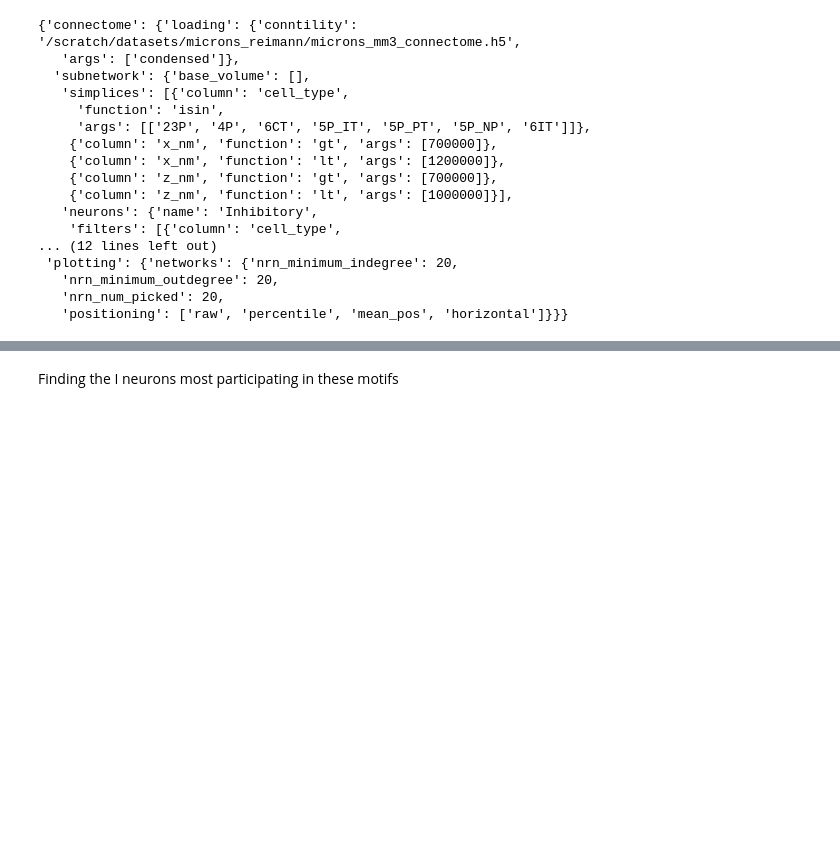
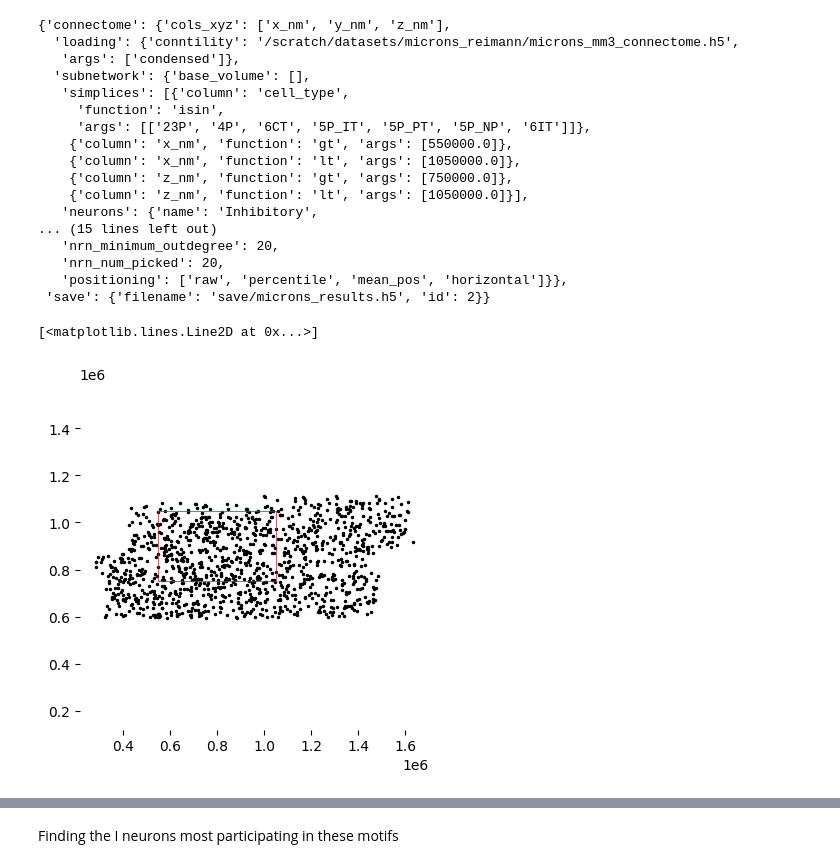
Before and after one commit to MWolfR/excitation_inhibition_topology, a Jupyter notebook: Topology of neurons relative to simplices.ipynb, the cells around one changed output, grey strips where cells are left out. Saved outputs shown, nothing was run; the diff lists cells and outputs as text; code cells hidden in the pictures; blank space fills up the shorter version.

```diff
--- a/Topology of neurons relative to simplices.ipynb
+++ b/Topology of neurons relative to simplices.ipynb
@@ -6,24 +8,28 @@ import json
 # %%
-with open("helpers/config.json", "r") as fid:
+with open("configs/microns_placement_2.json", "r") as fid:
     cfg = json.load(fid)
 
+plot_out = cfg["plotting"]["output_root"]
+save_out = cfg["save"]["filename"]
+save_id = cfg["save"]["id"]
+
 cfg
 # %% [output]
-{'connectome': {'loading': {'conntility': '/scratch/datasets/microns_reimann/microns_mm3_connectome.h5',
+{'connectome': {'cols_xyz': ['x_nm', 'y_nm', 'z_nm'],
+  'loading': {'conntility': '/scratch/datasets/microns_reimann/microns_mm3_connectome.h5',
    'args': ['condensed']},
   'subnetwork': {'base_volume': [],
    'simplices': [{'column': 'cell_type',
      'function': 'isin',
      'args': [['23P', '4P', '6CT', '5P_IT', '5P_PT', '5P_NP', '6IT']]},
-    {'column': 'x_nm', 'function': 'gt', 'args': [700000]},
-    {'column': 'x_nm', 'function': 'lt', 'args': [1200000]},
-    {'column': 'z_nm', 'function': 'gt', 'args': [700000]},
-    {'column': 'z_nm', 'function': 'lt', 'args': [1000000]}],
+    {'column': 'x_nm', 'function': 'gt', 'args': [550000.0]},
+    {'column': 'x_nm', 'function': 'lt', 'args': [1050000.0]},
+    {'column': 'z_nm', 'function': 'gt', 'args': [750000.0]},
+    {'column': 'z_nm', 'function': 'lt', 'args': [1050000.0]}],
    'neurons': {'name': 'Inhibitory',
-    'filters': [{'column': 'cell_type',
-... (12 lines left out)
- 'plotting': {'networks': {'nrn_minimum_indegree': 20,
+... (15 lines left out)
    'nrn_minimum_outdegree': 20,
    'nrn_num_picked': 20,
-   'positioning': ['raw', 'percentile', 'mean_pos', 'horizontal']}}}
+   'positioning': ['raw', 'percentile', 'mean_pos', 'horizontal']}},
+ 'save': {'filename': 'save/microns_results.h5', 'id': 2}}
 # %%
@@ -36,3 +67,35 @@ Mnrn = network.filter_network(M, cfg["connectome"]["subnetwork"]["neurons"]["fil
+# %%
+cols_xz = numpy.array(cfg["connectome"]["cols_xyz"])[[0, 2]]
+n = int(len(M) / 50)
+plt_xz = M.vertices[cols_xz].iloc[numpy.random.choice(len(M), n, replace=False)]
+
+fig = plt.figure(figsize=(4.5, 4.5))
+ax = fig.gca()
+
+ax.plot(plt_xz.values[:, 0], plt_xz.values[:, 1], 'k.', ms=3)
+plt.axis("equal")
+ax.set_frame_on(False)
+
+xlim = numpy.array(ax.get_xlim()); ylim = numpy.array(ax.get_ylim())
+for entry in cfg["connectome"]["subnetwork"]["simplices"]:
+    if entry["column"] == cols_xz[0]:
+        if entry["function"] in ["gt", "geq"]:
+            xlim[0] = entry["args"][0]
+        elif entry["function"] in ["lt", "leq"]:
+            xlim[1] = entry["args"][0]
+    elif entry["column"] == cols_xz[1]:
+        if entry["function"] in ["gt", "geq"]:
+            ylim[0] = entry["args"][0]
+        elif entry["function"] in ["lt", "leq"]:
+            ylim[1] = entry["args"][0]
+
+ax.plot(xlim, [ylim[0], ylim[0]], color="red", lw=0.5)
+ax.plot(xlim, [ylim[1], ylim[1]], color="red", lw=0.5)
+ax.plot([xlim[0], xlim[0]], ylim, color="red", lw=0.5)
+ax.plot([xlim[1], xlim[1]], ylim, color="red", lw=0.5)
+# %% [output]
+[<matplotlib.lines.Line2D at 0x...>]
+[figure, added]
 # %%
 #### RANDOMIZATION. OPTIONAL
 from helpers.randomization import create_dd_control_networks
```
Also changed, not shown: parts of 37 cells of this notebook, 19 other files.
